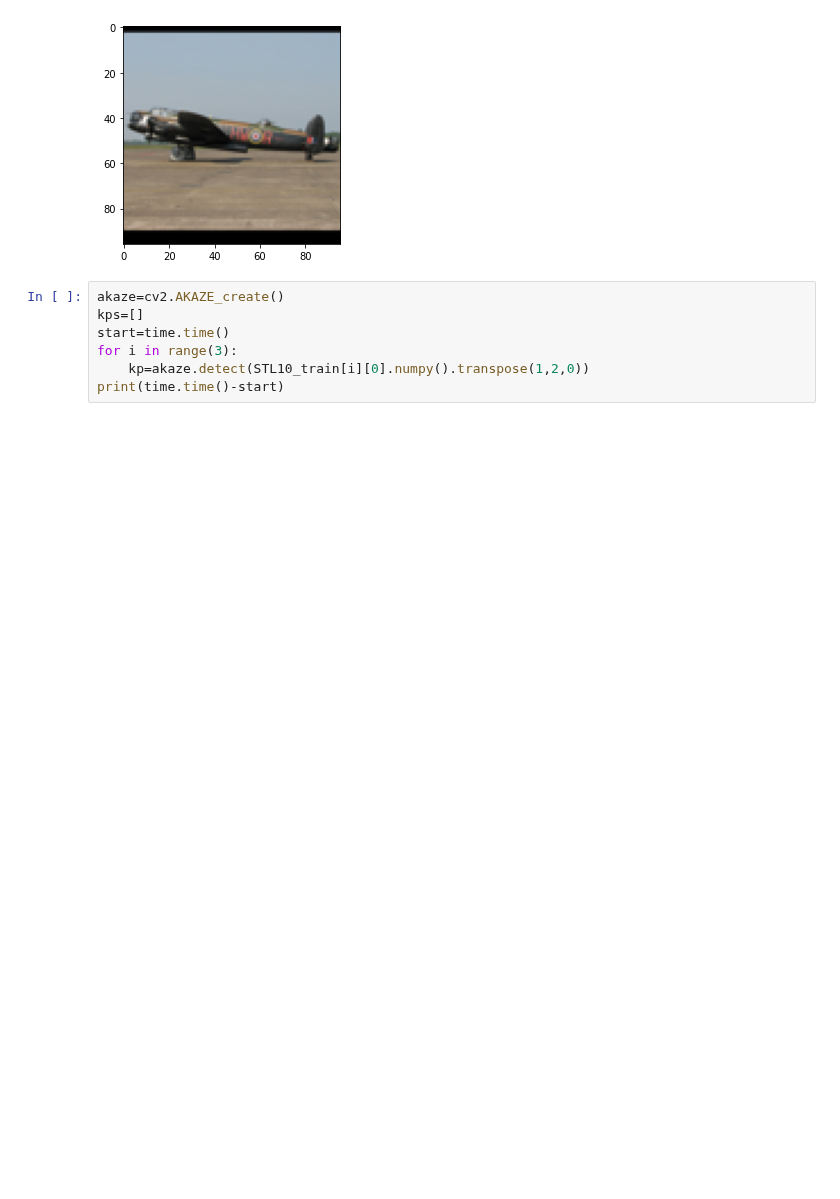
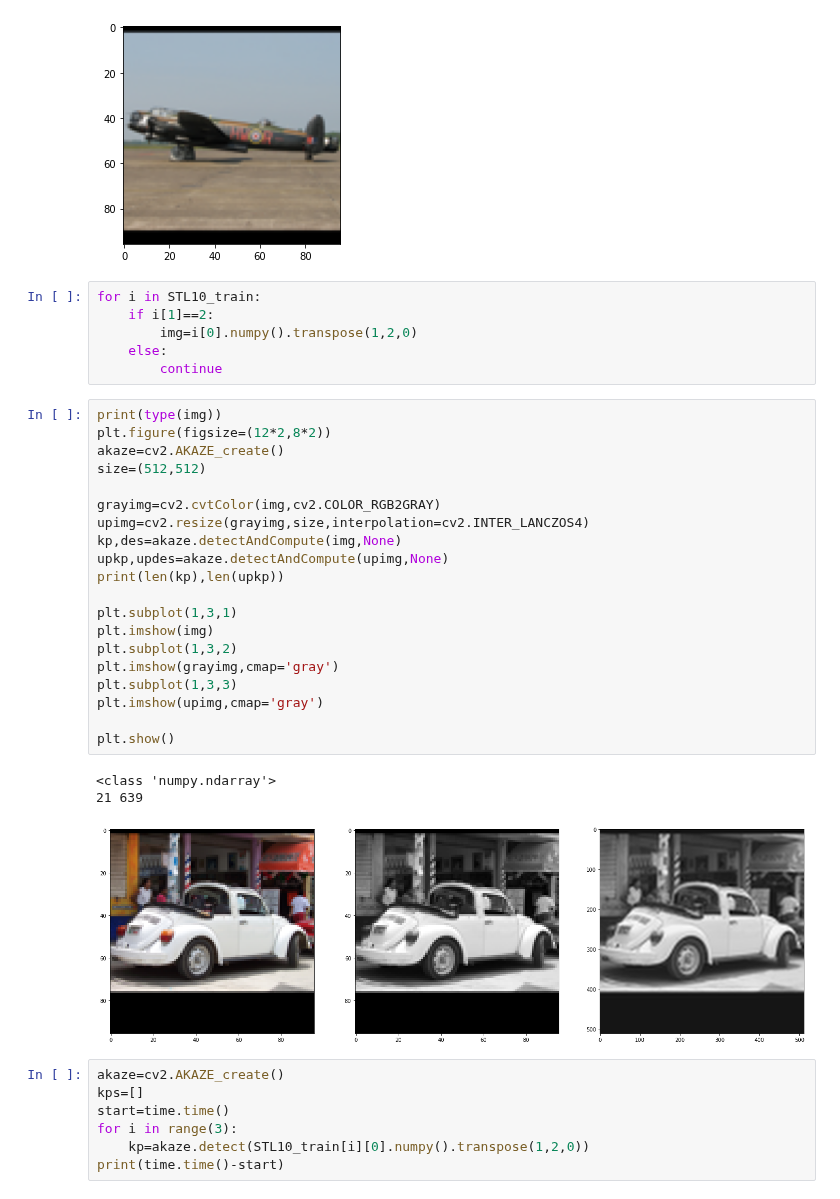
Before and after one commit to MKTKSMT-MI/GNN-DGLPro, a Jupyter notebook: Graphing/STL10 graph.ipynb, the cells around one changed output. Saved outputs shown, nothing was run; the diff lists cells and outputs as text; blank space fills up the shorter version.

```diff
--- a/Graphing/STL10 graph.ipynb
+++ b/Graphing/STL10 graph.ipynb
@@ -165,6 +168,36 @@ plt.imshow(img)
 plt.show()
 # %% [output]
 [figure]
+# %%
+for i in STL10_train:
+    if i[1]==2:
+        img=i[0].numpy().transpose(1,2,0)
+    else:
+        continue
+# %%
+print(type(img))
+plt.figure(figsize=(12*2,8*2))
+akaze=cv2.AKAZE_create()
+size=(512,512)
+
+grayimg=cv2.cvtColor(img,cv2.COLOR_RGB2GRAY)
+upimg=cv2.resize(grayimg,size,interpolation=cv2.INTER_LANCZOS4)
+kp,des=akaze.detectAndCompute(img,None)
+upkp,updes=akaze.detectAndCompute(upimg,None)
+print(len(kp),len(upkp))
+
+plt.subplot(1,3,1)
+plt.imshow(img)
+plt.subplot(1,3,2)
+plt.imshow(grayimg,cmap='gray')
+plt.subplot(1,3,3)
+plt.imshow(upimg,cmap='gray')
+
+plt.show()
+# %% [output]
+<class 'numpy.ndarray'>
+21 639
+[figure, added]
 # %%
 akaze=cv2.AKAZE_create()
 kps=[]
```
Also changed, not shown: parts of 2 cells of this notebook, 3 other files.
